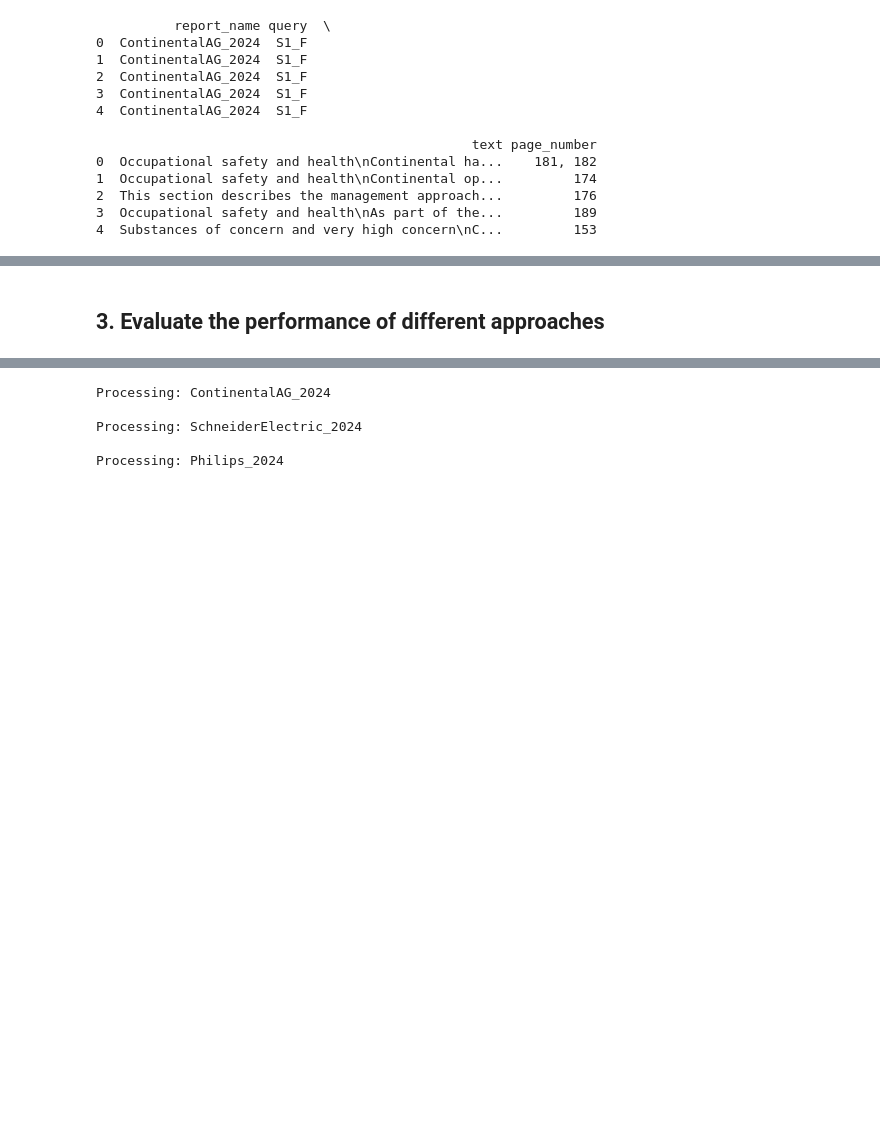
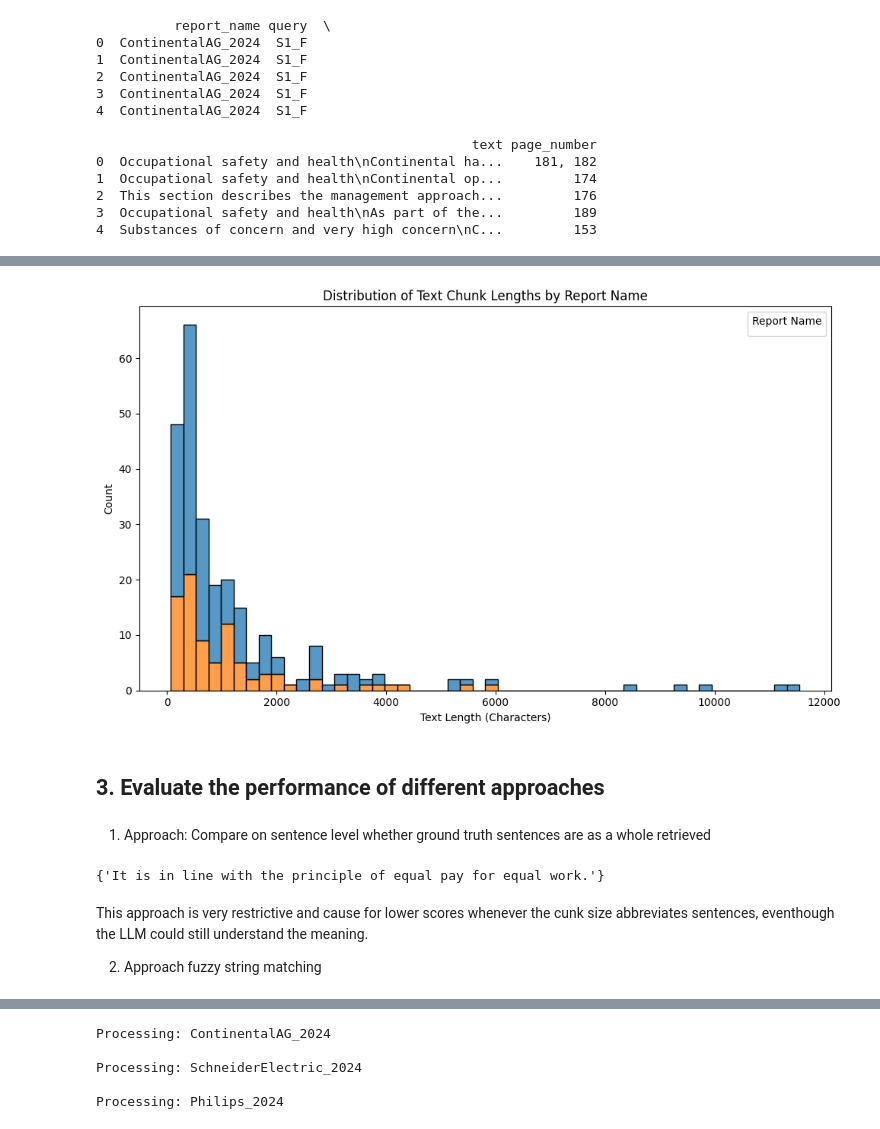
Before and after one commit to JulianaTonn/esrs-disclosure-analysis, a Jupyter notebook: exploration/performance_testing.ipynb, the cells around one changed output, grey strips where cells are left out. Saved outputs shown, nothing was run; the diff lists cells and outputs as text; code cells hidden in the pictures; blank space fills up the shorter version.

Commit message:
updated validation set

```diff
--- a/exploration/performance_testing.ipynb
+++ b/exploration/performance_testing.ipynb
@@ -109,2 +113,21 @@ Text(0.5, 1.0, 'Distribution of Text Chunk Lengths (Characters)')
+# %%
+# Compute text lengths
+validation_set['text_length'] = validation_set['text'].apply(len)
+
+# Set up the figure
+plt.figure(figsize=(10, 6))
+
+# Use seaborn to plot the histogram by report_name
+sns.histplot(data=validation_set, x='text_length', hue='report_name', bins=50, kde=False, multiple='stack')
+
+# Customize the plot
+plt.title('Distribution of Text Chunk Lengths by Report Name')
+plt.xlabel('Text Length (Characters)')
+plt.ylabel('Count')
+plt.legend(title='Report Name')
+plt.tight_layout()
+plt.show()
+# %% [output]
+[figure, added]
 # %% [markdown]
 ## 3. Evaluate the performance of different approaches
@@ -157,0 +134,22 @@ def evaluate_retrieval_on_sentence_level(retrieved_docs, ground_truth_texts):
+# %% [markdown]
+1. Approach: Compare on sentence level whether ground truth sentences are as a whole retrieved
+# %%
+ground_truth_sentences = set(['Equal pay /nFair and equitable pay is a core component of the Group’s compensation philosophy.',
+                            'It is in line with the principle of equal pay for equal work.',
+                            '100 % of Schneider are paid /nat least a living wage, which /nwas recognized for the /nsecond consecutive year by /nthe Living Wage Employer /nCertification from Fair /nWage Network.'])
+retrieved_sentences = set(['Fair and equitable pay is a core component of the Group’s compensation philosophy.',
+                           'It is in line with the principle of equal pay for equal work.',
+                           '100 % of Schneider are paid /nat least a living wage, which /nwas recognized for the /nsecond consecutive year'])
+
+found_ground_truth_sentences = set()
+for sentence in retrieved_sentences:
+    if sentence in ground_truth_sentences:
+        found_ground_truth_sentences.add(sentence)
+
+print(found_ground_truth_sentences)
+# %% [output]
+{'It is in line with the principle of equal pay for equal work.'}
+# %% [markdown]
+This approach is very restrictive and cause for lower scores whenever the cunk size abbreviates sentences, eventhough the LLM could still understand the meaning.
+
+2. Approach fuzzy string matching
```
Also changed, not shown: parts of 16 cells of this notebook, 2 other files.
